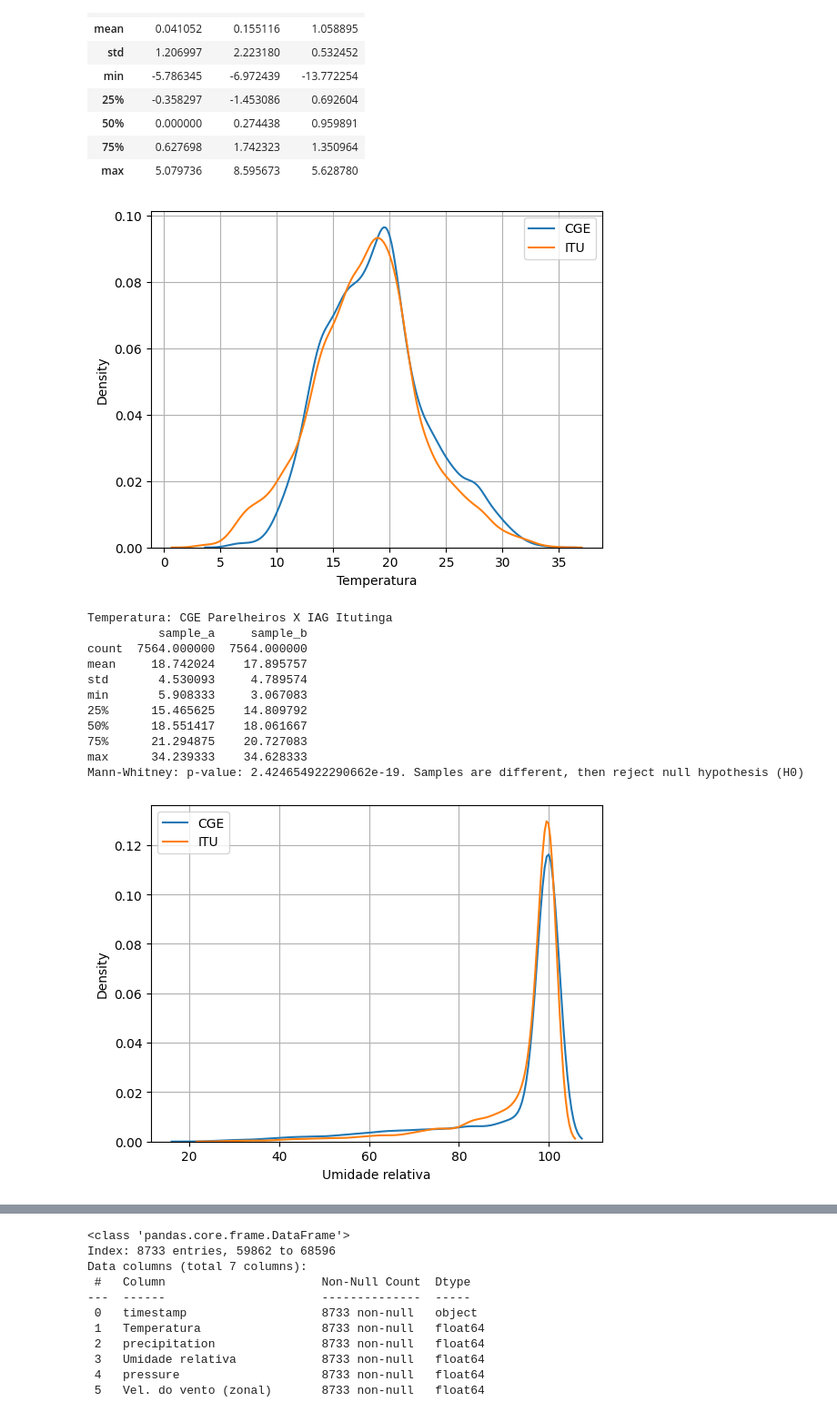
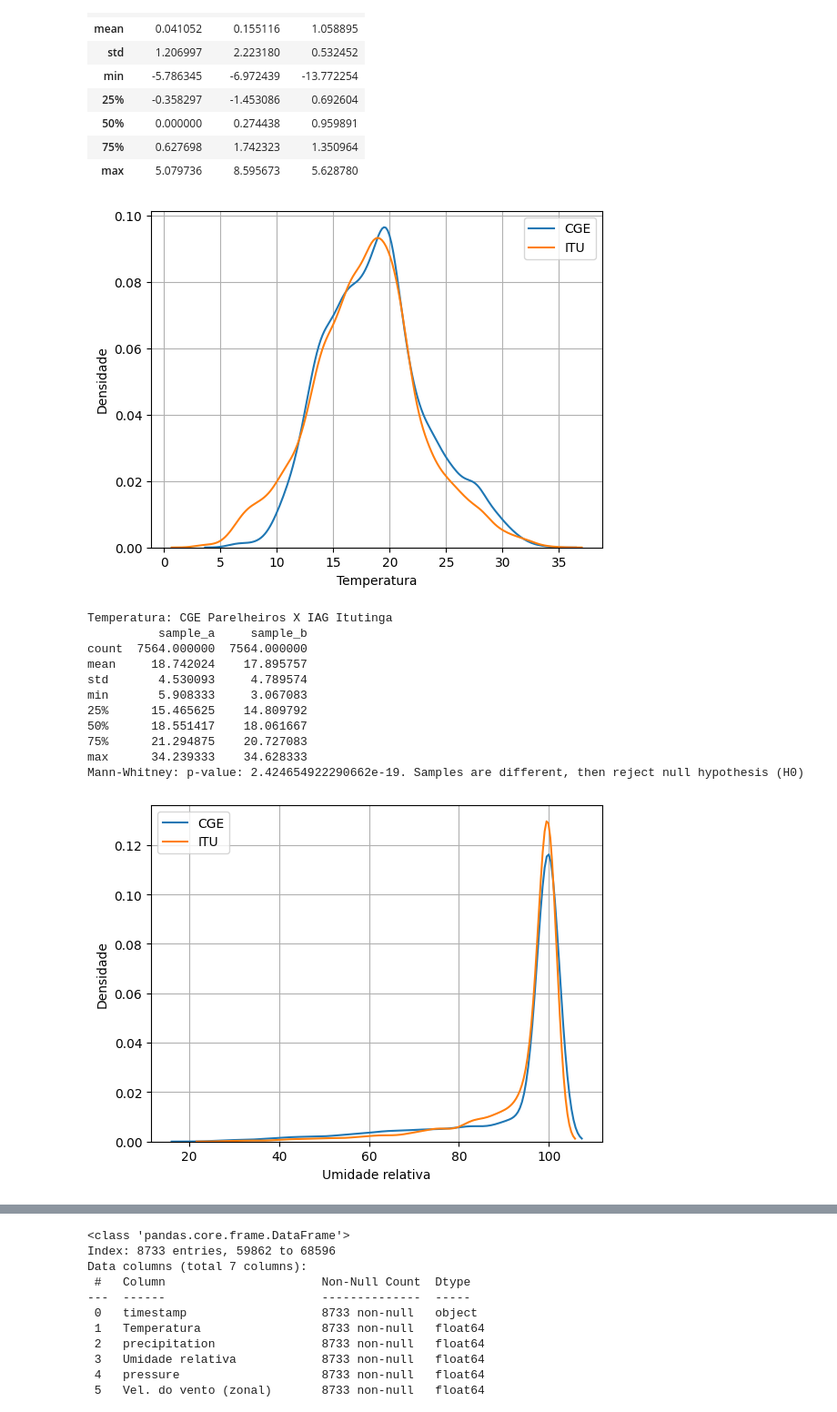
Before and after one commit to plbalmeida/ml-uhi, a Jupyter notebook: notebooks/5.0-iag-data-analysis.ipynb, the cells around one changed output, grey strips where cells are left out. Shown at 91% size. Cells and saved outputs as stored; diff of their text form; code cells hidden in the pictures.

```diff
--- a/notebooks/5.0-iag-data-analysis.ipynb
+++ b/notebooks/5.0-iag-data-analysis.ipynb
@@ -596,6 +596,7 @@ for i in ["Temperatura", "Umidade relativa", "Vel. do vento (zonal)", "Vel. do v
         sns.kdeplot(df["sample_a"], label="CGE")
         sns.kdeplot(df["sample_b"], label="SFZ")
         sns.kdeplot(df["sample_c"], label="SFZe")
+        plt.ylabel("Densidade")
         plt.xlabel(i)
         plt.legend()
         plt.grid()
@@ -685,34 +686,35 @@ df.drop("timestamp", axis=1).describe()
 # %%
 # rural
 for i in ["Temperatura", "Umidade relativa", "Vel. do vento (zonal)", "Vel. do vento (meridional)"]:
     try:
         sample_A = cge_parelheiros[["timestamp", i]].rename(columns={i: "sample_a"})
         sample_A["timestamp"] = sample_A["timestamp"].astype(str)
 
         sample_B = ITU_2017[[i]].rename(columns={i: "sample_b"})
         sample_B = sample_B.reset_index()
         sample_B["timestamp"] = sample_B["timestamp"].astype(str)
 
         df = sample_A.merge(sample_B, on="timestamp").dropna()
         df = df[(df.sample_a > -1000) & (df.sample_b > -1000)]
 
         sns.kdeplot(df["sample_a"], label="CGE")
         sns.kdeplot(df["sample_b"], label="ITU")
+        plt.ylabel("Densidade")
         plt.xlabel(i)
         plt.legend()
         plt.grid()
         plt.savefig(f'../figures/analise_rural_{i}.png', dpi=300, bbox_inches="tight")
         plt.show()
 
         print(f"{i}: CGE Parelheiros X IAG Itutinga")
         print(df.drop("timestamp", axis=1).describe())
         print(statistical_test(sample_a=df.sample_a, sample_b=df.sample_b)[2])
 
         print(" ")
     except:
         pass
 # %% [output]
-[figure, old version]
+[figure, new version]
 Temperatura: CGE Parelheiros X IAG Itutinga
           sample_a     sample_b
 count  7564.000000  7564.000000
@@ -724,7 +726,7 @@ min       5.908333     3.067083
 75%      21.294875    20.727083
 max      34.239333    34.628333
 Mann-Whitney: p-value: 2.424654922290662e-19. Samples are different, then reject null hypothesis (H0)
-[figure, old version]
+[figure, new version]
 Umidade relativa: CGE Parelheiros X IAG Itutinga
           sample_a     sample_b
 count  7638.000000  7638.000000
```
Also changed, not shown: parts of 3 cells of this notebook, 4 other files.
